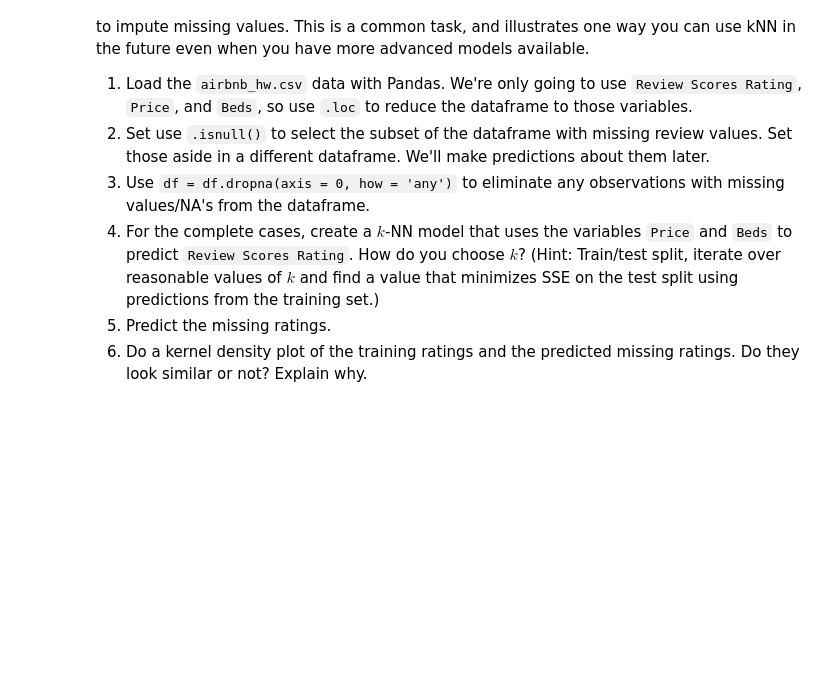
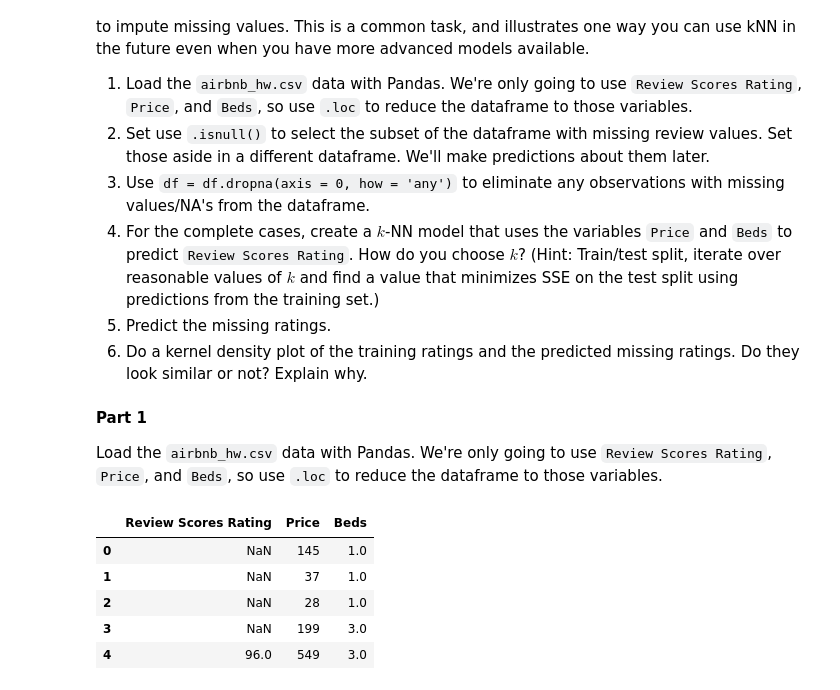
Before and after one commit to isaactabor21/knn, a Jupyter notebook: assignment/assignment_knn.ipynb, the cells around one changed output. Saved outputs shown, nothing was run; the diff lists cells and outputs as text; code cells hidden in the pictures; blank space fills up the shorter version.

```diff
--- a/assignment/assignment_knn.ipynb
+++ b/assignment/assignment_knn.ipynb
@@ -142,3 +146,20 @@ There are 30,478 observations, but only 22,155 ratings. We're going to build a k
 4. For the complete cases, create a $k$-NN model that uses the variables `Price` and `Beds` to predict `Review Scores Rating`. How do you choose $k$? (Hint: Train/test split, iterate over reasonable values of $k$ and find a value that minimizes SSE on the test split using predictions from the training set.)
 5. Predict the missing ratings.
 6. Do a kernel density plot of the training ratings and the predicted missing ratings. Do they look similar or not? Explain why.
+# %% [markdown]
+**Part 1**
+
+Load the `airbnb_hw.csv` data with Pandas. We're only going to use `Review Scores Rating`, `Price`, and `Beds`, so use `.loc` to reduce the dataframe to those variables.
+# %%
+import pandas as pd
+
+airbnb = pd.read_csv("/content/knn/data/airbnb_hw.csv")
+airbnb = airbnb.loc[:, ['Review Scores Rating', 'Price', 'Beds']]
+airbnb.head()
+# %% [output]
+|  | Review Scores Rating | Price | Beds |
+| 0 | NaN | 145 | 1.0 |
+| 1 | NaN | 37 | 1.0 |
+| 2 | NaN | 28 | 1.0 |
+| 3 | NaN | 199 | 3.0 |
+| 4 | 96.0 | 549 | 3.0 |
```
Also changed, not shown: parts of 24 cells of this notebook.
